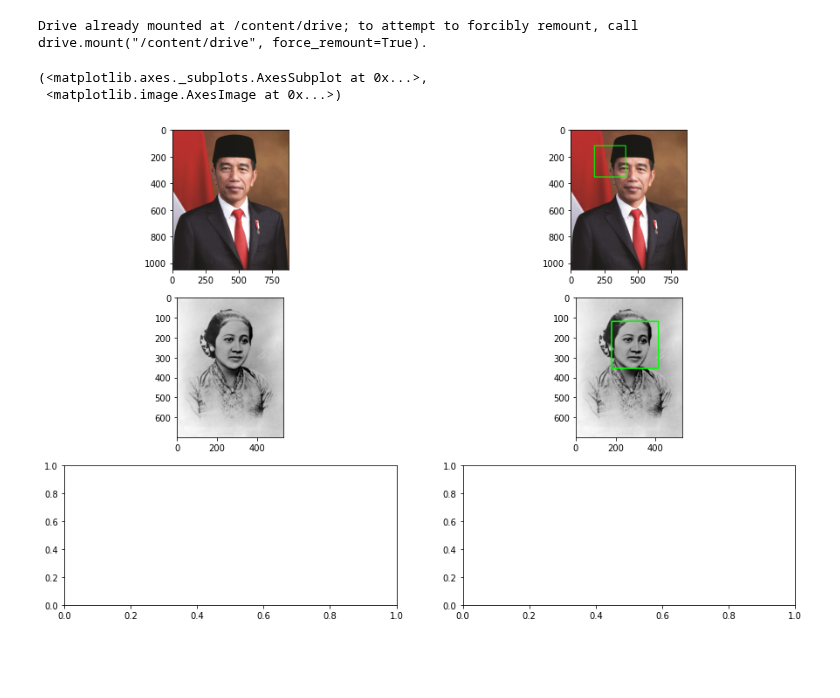
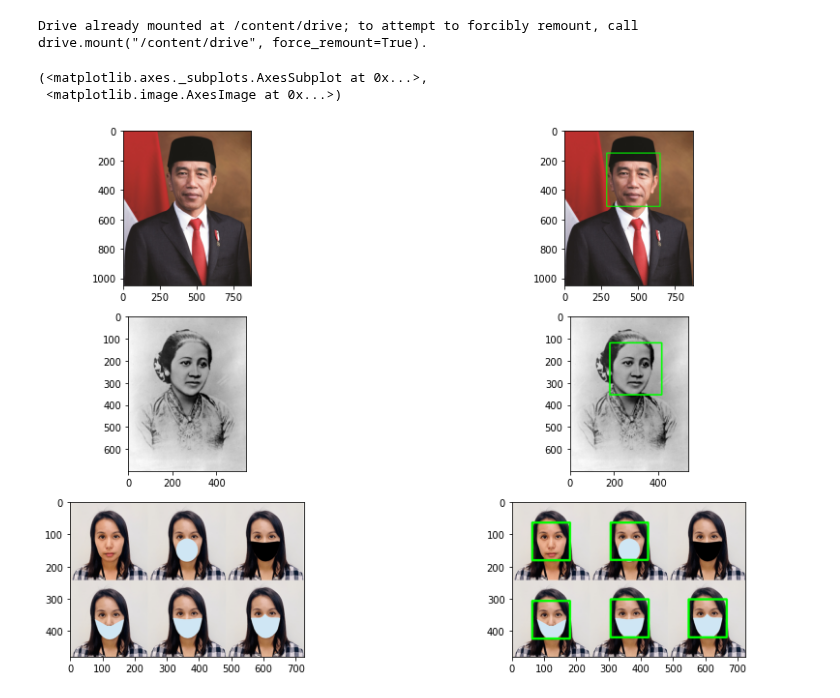
Before and after one commit to mukhammadarifin/PCVK_Genap_2021, a Jupyter notebook: Minggu_12.ipynb, the cells around one changed output. Saved outputs shown, nothing was run; the diff lists cells and outputs as text; code cells hidden in the pictures; blank space fills up the shorter version.

```diff
--- a/Minggu_12.ipynb
+++ b/Minggu_12.ipynb
@@ -23,31 +23,53 @@ import matplotlib.pyplot as plt
 # %%
 #Loading the image to be tested
 test_image1 = cv2.imread('/content/drive/MyDrive/image/jokowi.jpg')
 test_image2 = cv2.imread('/content/drive/MyDrive/image/jokowi.jpg')
 
 test_image3 = cv2.imread('/content/drive/MyDrive/image/kartini.jpg')
 test_image4 = cv2.imread('/content/drive/MyDrive/image/kartini.jpg')
 
+test_image5 = cv2.imread('/content/drive/MyDrive/image/kucing.jpg')
+test_image6 = cv2.imread('/content/drive/MyDrive/image/kucing.jpg')
+
+test_image7 = cv2.imread('/content/drive/MyDrive/image/mask.png')
+test_image8 = cv2.imread('/content/drive/MyDrive/image/mask.png')
+
 
 def convertToRGB(image):
     return cv2.cvtColor(image, cv2.COLOR_BGR2RGB)
 
 faceCascade=cv2.CascadeClassifier(cv2.data.haarcascades + "haarcascade_frontalface_default.xml")
 
 faces_rects = faceCascade.detectMultiScale(test_image1, scaleFactor = 1.2, minNeighbors = 5);
-faces_rects = faceCascade.detectMultiScale(test_image4, scaleFactor = 1.2, minNeighbors = 5);
-
 for (x,y,w,h) in faces_rects:
      cv2.rectangle(test_image1, (x, y), (x+w, y+h), (0, 255, 0), 5)
+
+faces_rects = faceCascade.detectMultiScale(test_image4, scaleFactor = 1.2, minNeighbors = 5);
+for (x,y,w,h) in faces_rects:
      cv2.rectangle(test_image4, (x, y), (x+w, y+h), (0, 255, 0), 5)
 
+faces_rects = faceCascade.detectMultiScale(test_image6, scaleFactor = 1.2, minNeighbors = 5);
+for (x,y,w,h) in faces_rects:
+     cv2.rectangle(test_image6, (x, y), (x+w, y+h), (0, 255, 0), 5)
+
+faces_rects = faceCascade.detectMultiScale(test_image8, scaleFactor = 1.2, minNeighbors = 5);
+for (x,y,w,h) in faces_rects:
+     cv2.rectangle(test_image8, (x, y), (x+w, y+h), (0, 255, 0), 5)
+
 f, axarr = plt. subplots(3,2,figsize=(15,10))
+
 plt.subplot(321),plt.imshow(convertToRGB(test_image2))
 plt.subplot(322),plt.imshow(convertToRGB(test_image1))
 
 plt.subplot(323),plt.imshow(convertToRGB(test_image3))
 plt.subplot(324),plt.imshow(convertToRGB(test_image4))
+
+plt.subplot(325),plt.imshow(convertToRGB(test_image5))
+plt.subplot(326),plt.imshow(convertToRGB(test_image6))
+
+plt.subplot(325),plt.imshow(convertToRGB(test_image7))
+plt.subplot(326),plt.imshow(convertToRGB(test_image8))
 # %% [output]
 (<matplotlib.axes._subplots.AxesSubplot at 0x...>,
  <matplotlib.image.AxesImage at 0x...>)
-[figure, old version]
+[figure, new version]
```
